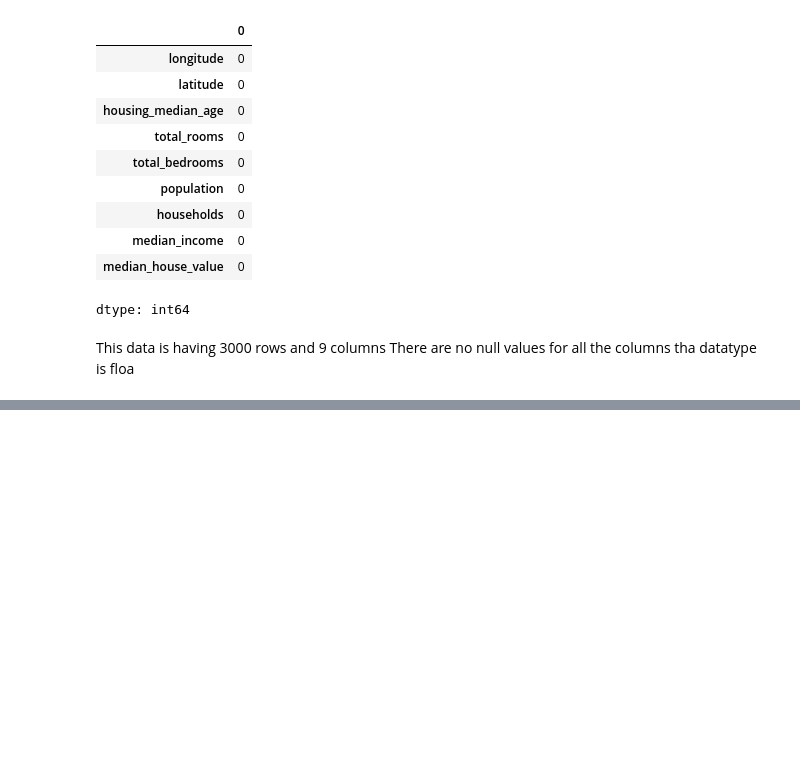
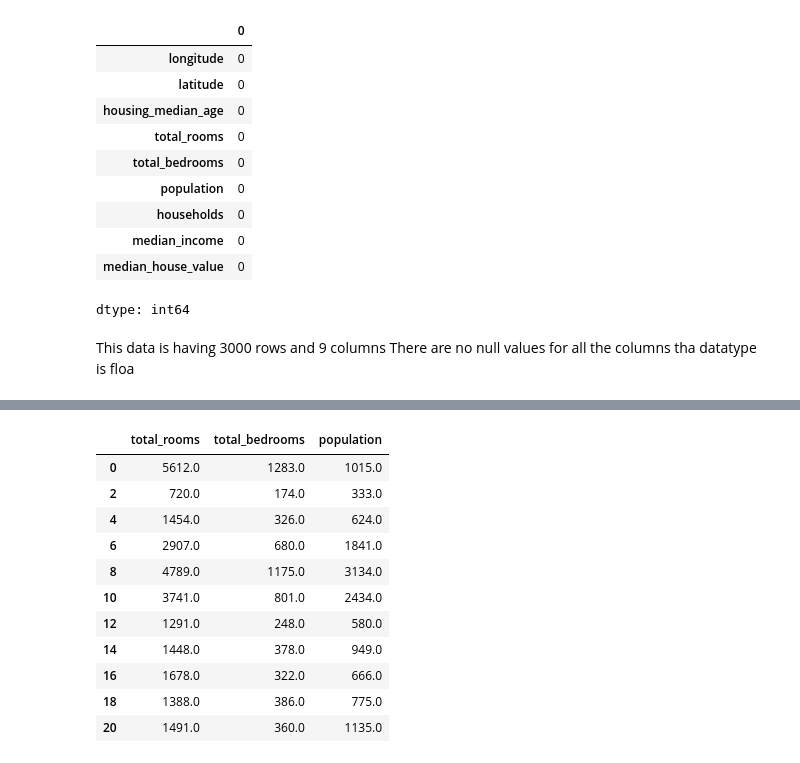
Before and after one commit to Srikanth-9492/My_python_notebook, a Jupyter notebook: Pandas_notebook.ipynb, the cells around one changed output, grey strips where cells are left out. Drawn from its saved outputs; the diff is of its cells as text; code cells hidden in the pictures; blank space fills up the shorter version.

```diff
--- a/Pandas_notebook.ipynb
+++ b/Pandas_notebook.ipynb
@@ -417,0 +578,17 @@ This data is having 3000 rows and 9 columns There are no null values for all the
+# %%
+#display even index position values of a specific columns--->'total_rooms','total_bedrooms', 'population'
+df[['total_rooms','total_bedrooms', 'population']].loc[0:100:2]
+df.loc[0:20:2,['total_rooms','total_bedrooms', 'population']]
+# %% [output]
+|  | total_rooms | total_bedrooms | population |
+| 0 | 5612.0 | 1283.0 | 1015.0 |
+| 2 | 720.0 | 174.0 | 333.0 |
+| 4 | 1454.0 | 326.0 | 624.0 |
+| 6 | 2907.0 | 680.0 | 1841.0 |
+| 8 | 4789.0 | 1175.0 | 3134.0 |
+| 10 | 3741.0 | 801.0 | 2434.0 |
+| 12 | 1291.0 | 248.0 | 580.0 |
+| 14 | 1448.0 | 378.0 | 949.0 |
+| 16 | 1678.0 | 322.0 | 666.0 |
+| 18 | 1388.0 | 386.0 | 775.0 |
+| 20 | 1491.0 | 360.0 | 1135.0 |
```
Also changed, not shown: parts of 33 cells of this notebook.
